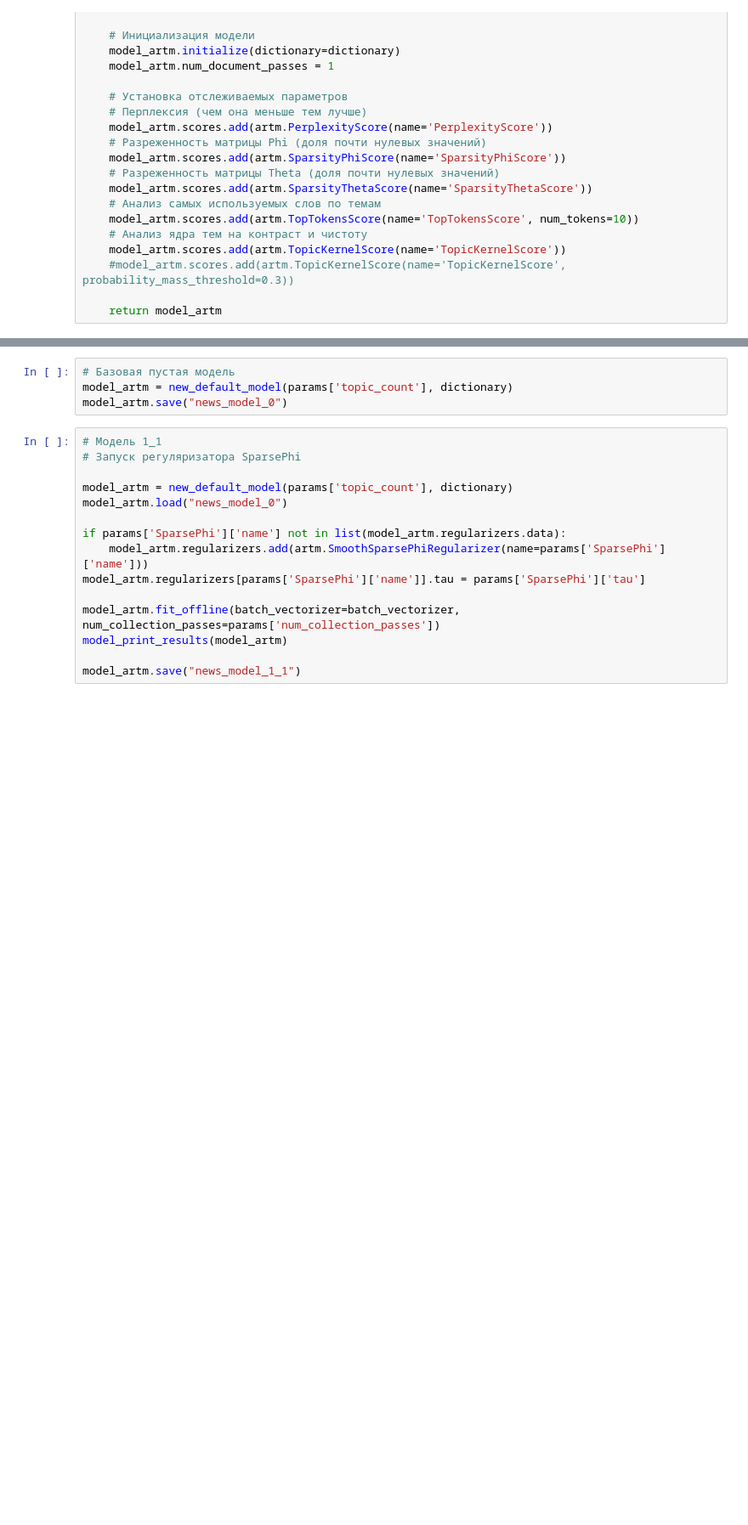
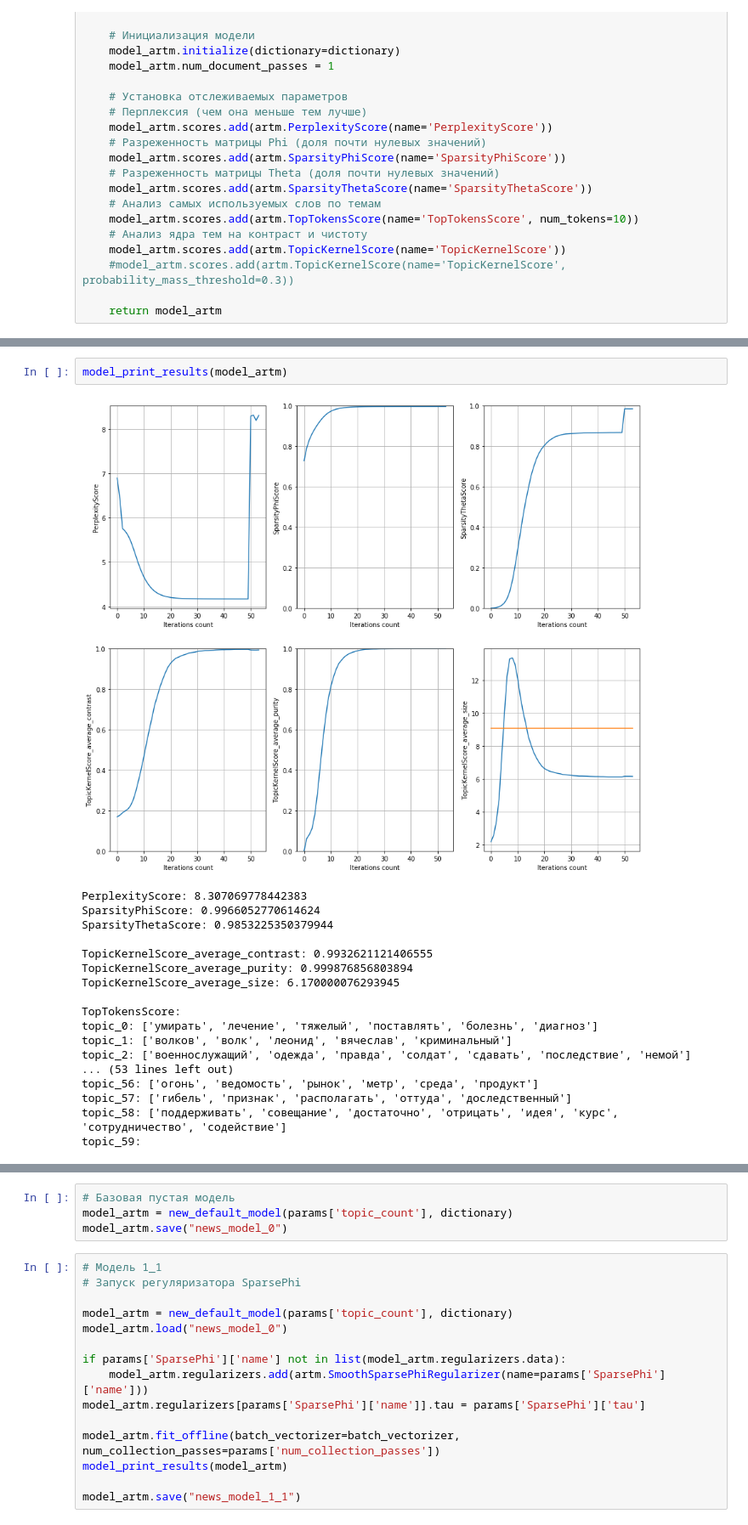
Before and after one commit to Kirmark/bachelor-qualification-work, a Jupyter notebook: application/models/create_model.ipynb, the cells around one changed output, grey strips where cells are left out. Shown: that part at 85% size. Saved outputs shown, nothing was run; the diff lists cells and outputs as text; blank space fills up the shorter version.

```diff
--- a/application/models/create_model.ipynb
+++ b/application/models/create_model.ipynb
@@ -172,5 +181,26 @@ def model_print_results(model_artm):
     for topic_name in topic_list:
         print(topic_name + ': ', end='')
         print(model_artm.score_tracker['TopTokensScore'].last_tokens[topic_name])
+# %%
+model_print_results(model_artm)
+# %% [output]
+[figure, added]
+PerplexityScore: 8.307069778442383
+SparsityPhiScore: 0.9966052770614624
+SparsityThetaScore: 0.9853225350379944
+
+TopicKernelScore_average_contrast: 0.9932621121406555
+TopicKernelScore_average_purity: 0.999876856803894
+TopicKernelScore_average_size: 6.170000076293945
+
+TopTokensScore:
+topic_0: ['умирать', 'лечение', 'тяжелый', 'поставлять', 'болезнь', 'диагноз']
+topic_1: ['волков', 'волк', 'леонид', 'вячеслав', 'криминальный']
+topic_2: ['военнослужащий', 'одежда', 'правда', 'солдат', 'сдавать', 'последствие', 'немой']
+... (53 lines left out)
+topic_56: ['огонь', 'ведомость', 'рынок', 'метр', 'среда', 'продукт']
+topic_57: ['гибель', 'признак', 'располагать', 'оттуда', 'доследственный']
+topic_58: ['поддерживать', 'совещание', 'достаточно', 'отрицать', 'идея', 'курс', 'сотрудничество', 'содействие']
+topic_59:
 # %%
 params = {
```
Also changed, not shown: parts of 10 cells of this notebook, 4 other files.
